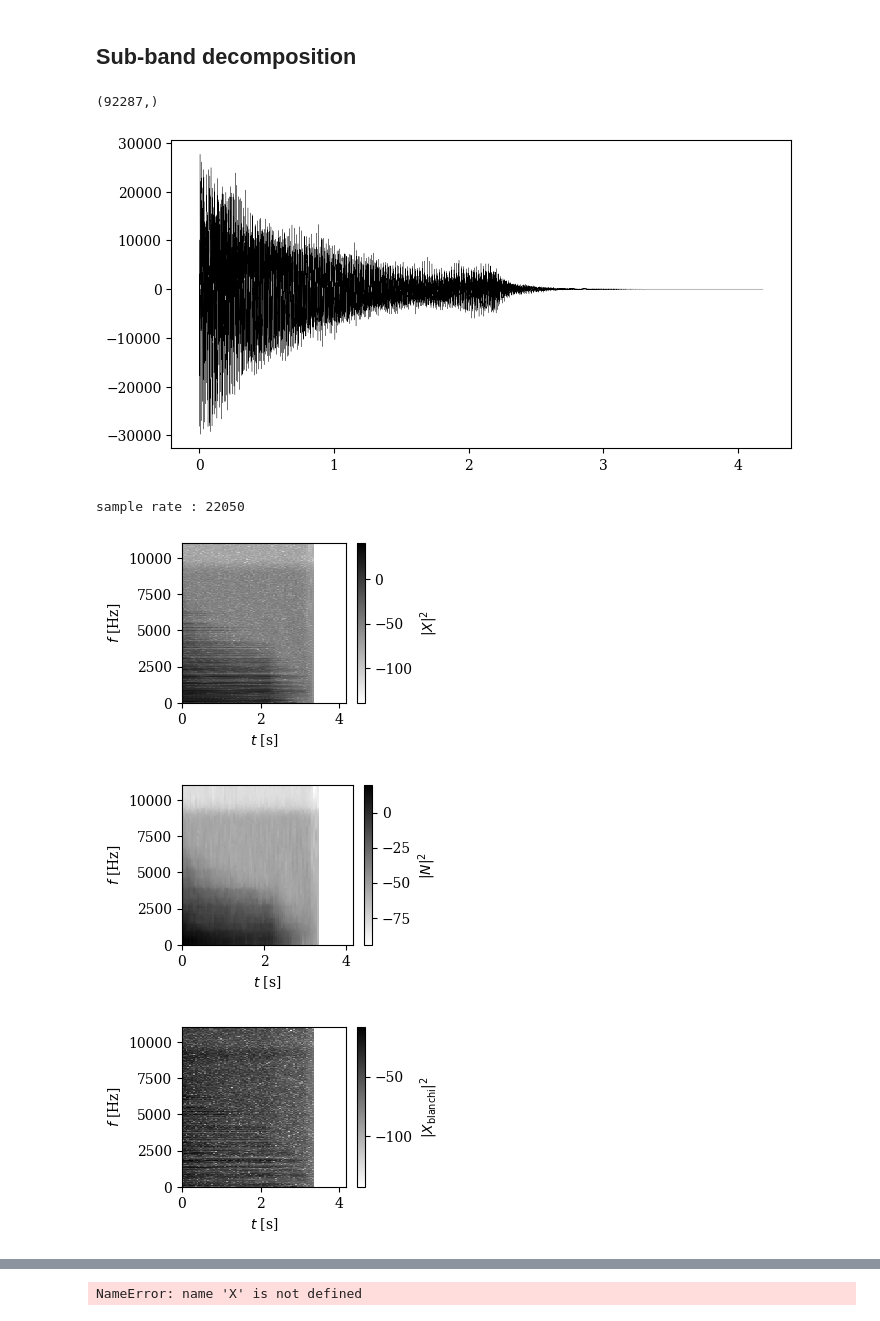
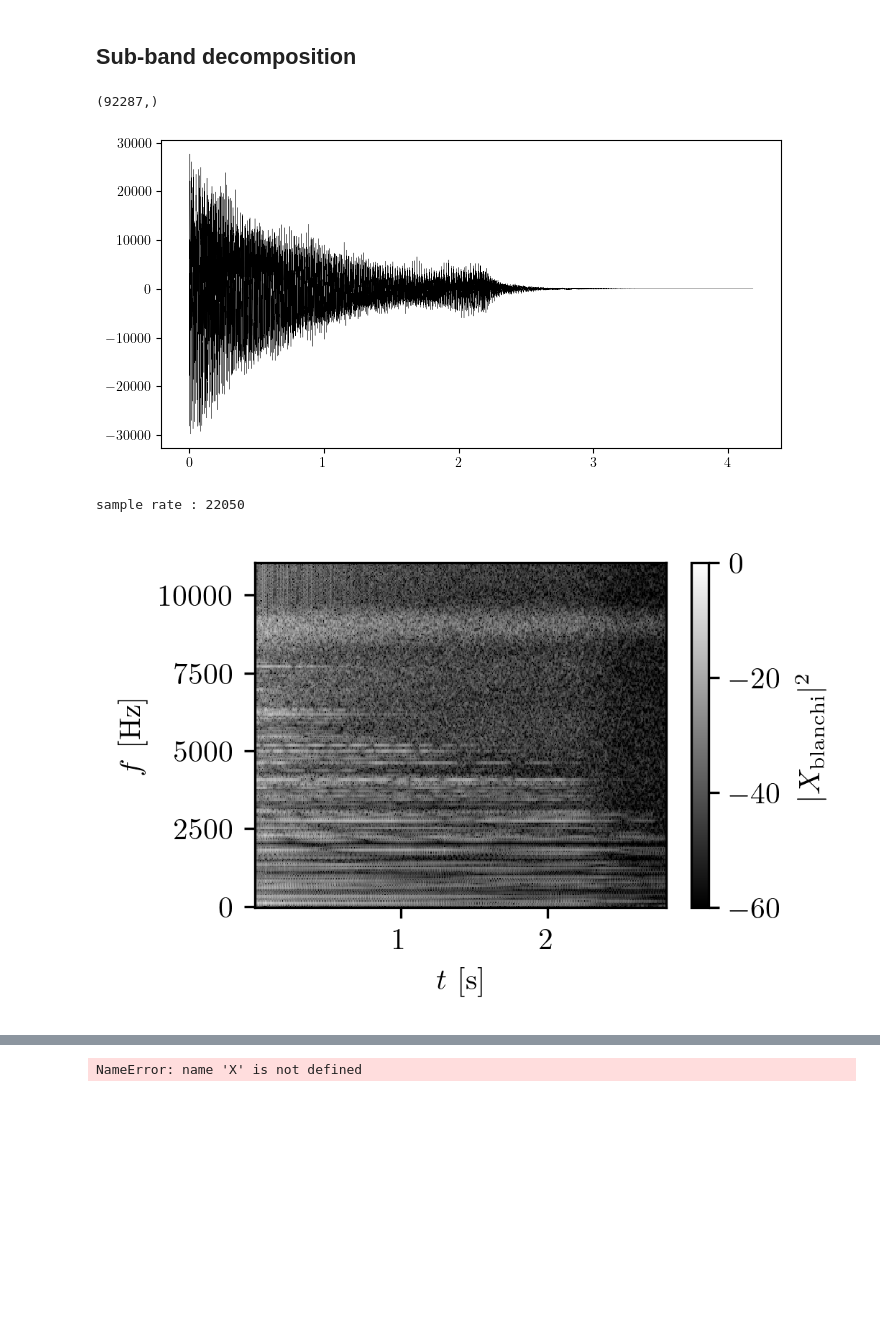
Before and after one commit to peladeaucome/ATIAM-PAM-AnalyseInstruments, a Jupyter notebook: Notebooks/come_HN.ipynb, the cells around one changed output, grey strips where cells are left out. Cells and saved outputs as stored; diff of their text form; code cells hidden in the pictures; blank space fills up the shorter version.

```diff
--- a/Notebooks/come_HN.ipynb
+++ b/Notebooks/come_HN.ipynb
@@ -7,12 +7,9 @@ import librosa
 import sys
 
 import matplotlib.pyplot as plt
-font = {'family' : 'serif',
-        'size'   : 10
-        }
-plt.rc('font', **font)
-plt.rc({'text.usetex' : True})
-
+plt.rc('text', usetex=True)
+plt.rc('font', size=10)
+plt.rc('font', family='serif')
 cm = 2.54
 # setting path
 sys.path.append("../")
@@ -66,15 +63,15 @@ plt.plot(np.arange(len(x))/sr_hz, x, 'k', linewidth = .2)
 plt.show()
 # %% [output]
 (92287,)
-[figure, old version]
+[figure, new version]
 # %%
 rankFilter_bins = 51
 rankFilter_rank = .3
 # %%
-x, sr_hz = librosa.load(os.path.join("..", "Data", "Piano_test", "33.wav"))
+x, sr_hz = librosa.load(os.path.join("..", "Data", "Piano_test", "33_shortened.wav"))
 
-n_fft = 1024
-hop_length = n_fft
+n_fft = 512
+hop_length = n_fft//4
 
 x_stft = librosa.stft(x ,n_fft = n_fft, hop_length = hop_length, center=False)
 
@@ -91,40 +88,51 @@ print(f'sample rate : {sr_hz}')
 # %% [output]
 sample rate : 22050
 # %%
-xWhitened = whiten_stft(x, n_fft = n_fft, rankFilter_bins = rankFilter_bins, rankFilter_rank = rankFilter_rank, ARFilter_length = 12)
-xWhitened_stft = compute_stft_from_whitened(xWhitened)
+window_type = 'hann'
+xWhitened = whiten_stft(
+    x = x,
+    n_fft = n_fft,
+    hop_length = hop_length,
+    rankFilter_bins = rankFilter_bins,
+    rankFilter_rank = rankFilter_rank,
+    ARFilter_length = 12,
+    window_type=window_type)
+xWhitened_stft = compute_stft_from_whitened(xWhitened, window_type=window_type)
 
-time_frame_display = 30
 
-cmap = 'gray_r'
+cmap = 'gray'
+dpi = 300
+figsize = (9/cm, 6/cm)
 
-plt.figure(figsize = (9/cm, 6/cm))
-plt.pcolormesh(t_list, f_list, dB20(x_stft), cmap = cmap)
+plt.figure(figsize = figsize, dpi = dpi)
+plt.pcolormesh(t_list, f_list, dB20(x_stft), cmap = cmap, vmax = 20, vmin = -100, rasterized=True)
 plt.xlabel("$t$ [s]")
 plt.ylabel("$f$ [Hz]")
 plt.colorbar(label = '$|X|^2$')
 plt.tight_layout()
-plt.savefig(fname = os.path.join("..", "..", "PAM_overleaf", "Notes", "HR", "Figures", "input_stft.pdf"), dpi = 300, bbox_inches = "tight", format = "pdf")
-plt.show()
+plt.savefig(fname = os.path.join("..", "..", "PAM_overleaf", "Notes", "HR", "Figures", "input_stft.pdf"), dpi = dpi, bbox_inches = "tight", format = "pdf")
+#plt.show()
+plt.close()
 
-plt.figure(figsize = (9/cm, 6/cm))
-plt.pcolormesh(t_list, f_list, dB10(xRankFiltered_stft), cmap = cmap)
+plt.figure(figsize = figsize, dpi = dpi)
+plt.pcolormesh(t_list, f_list, dB10(xRankFiltered_stft), cmap = cmap, vmax = 20, vmin = -100, rasterized=True)
 plt.xlabel("$t$ [s]")
 plt.ylabel("$f$ [Hz]")
 plt.colorbar(label = '$|N|^2$')
 plt.tight_layout()
-plt.savefig(fname = os.path.join("..", "..", "PAM_overleaf", "Notes", "HR", "Figures", "noise_stft.pdf"), dpi = 300, bbox_inches = "tight", format = "pdf")
-plt.show()
+plt.savefig(fname = os.path.join("..", "..", "PAM_overleaf", "Notes", "HR", "Figures", "noise_stft.pdf"), dpi = dpi, bbox_inches = "tight", format = "pdf")
+#plt.show()
+plt.close()
 
-plt.figure(figsize = (9/cm, 6/cm))
-plt.pcolormesh(t_list, f_list, dB20(xWhitened_stft), cmap = cmap)
+
+plt.figure(figsize = figsize, dpi = dpi)
+plt.pcolormesh(t_list, f_list, dB20(xWhitened_stft), cmap = cmap, vmax = 0, vmin = -60, rasterized=True)
 plt.xlabel("$t$ [s]")
 plt.ylabel("$f$ [Hz]")
 plt.colorbar(label = "$|X_{\mathrm{blanchi}}|^2$")
 plt.tight_layout()
-plt.savefig(fname = os.path.join("..", "..", "PAM_overleaf", "Notes", "HR", "Figures", "whitened_stft.pdf"), dpi = 300, bbox_inches = "tight", format = "pdf")
+plt.savefig(fname = os.path.join("..", "..", "PAM_overleaf", "Notes", "HR", "Figures", "whitened_stft.pdf"), dpi = dpi, bbox_inches = "tight", format = "pdf")
 plt.show()
+plt.close()
 # %% [output]
-[figure, old version]
+[figure, new version]
-[figure, removed]
-[figure, removed]
```
Also changed, not shown: parts of 1 cell of this notebook, 1 other file.
